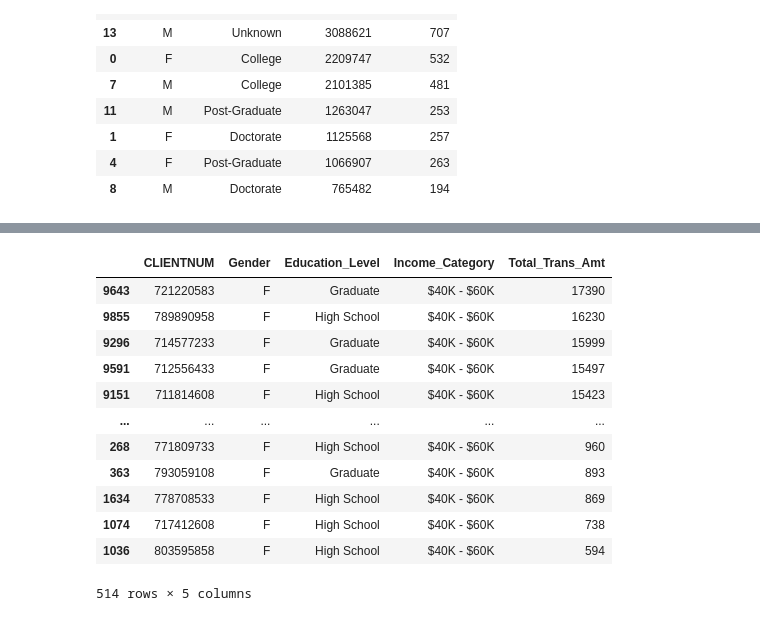
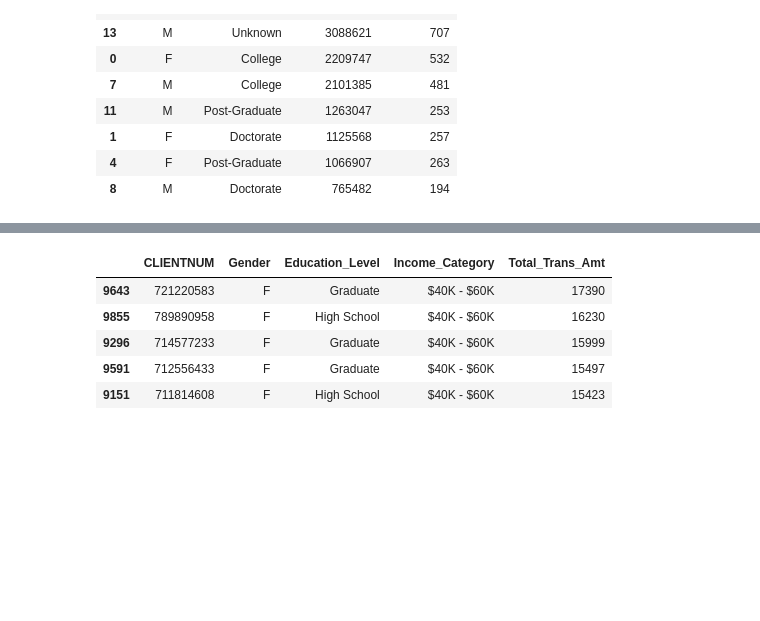
Before and after one commit to nandakumar92/sql_queries_to_pandas, a Jupyter notebook: sql_queries_to_pandas.ipynb, the cells around one changed output, grey strips where cells are left out. Saved outputs shown, nothing was run; the diff lists cells and outputs as text; code cells hidden in the pictures; blank space fills up the shorter version.

```diff
--- a/sql_queries_to_pandas.ipynb
+++ b/sql_queries_to_pandas.ipynb
@@ -221,21 +186,15 @@ df[df.Education_Level.isin(['Graduate','High School'])]
 # %%
 ## select CLIENTNUM,Gender,Income_Category,Total_Trans_Amt from Data where Education in ('Graduate','High School	')
 ## and Income_Category not like '%Less than%' and Income_Cateogry!='Unknown' and Gender='F'
 ## order by Total_Trans_Amt desc
 
 df[(df.Education_Level.isin(['Graduate','High School'])) & (df.Gender=='F') & (~df.Income_Category.str.contains('Less than'))\
-   & (df.Income_Category!='Unknown')][['CLIENTNUM','Gender','Education_Level','Income_Category','Total_Trans_Amt']].sort_values(by='Total_Trans_Amt',ascending=False)
+   & (df.Income_Category!='Unknown')][['CLIENTNUM','Gender','Education_Level','Income_Category','Total_Trans_Amt']]\
+   .sort_values(by='Total_Trans_Amt',ascending=False).head(5)
 # %% [output]
 |  | CLIENTNUM | Gender | Education_Level | Income_Category | Total_Trans_Amt |
 | 9643 | 721220583 | F | Graduate | $40K - $60K | 17390 |
 | 9855 | 789890958 | F | High School | $40K - $60K | 16230 |
 | 9296 | 714577233 | F | Graduate | $40K - $60K | 15999 |
 | 9591 | 712556433 | F | Graduate | $40K - $60K | 15497 |
 | 9151 | 711814608 | F | High School | $40K - $60K | 15423 |
-| ... | ... | ... | ... | ... | ... |
-| 268 | 771809733 | F | High School | $40K - $60K | 960 |
-| 363 | 793059108 | F | Graduate | $40K - $60K | 893 |
-| 1634 | 778708533 | F | High School | $40K - $60K | 869 |
-| 1074 | 717412608 | F | High School | $40K - $60K | 738 |
-| 1036 | 803595858 | F | High School | $40K - $60K | 594 |
-514 rows × 5 columns
```
Also changed, not shown: parts of 5 cells of this notebook.
